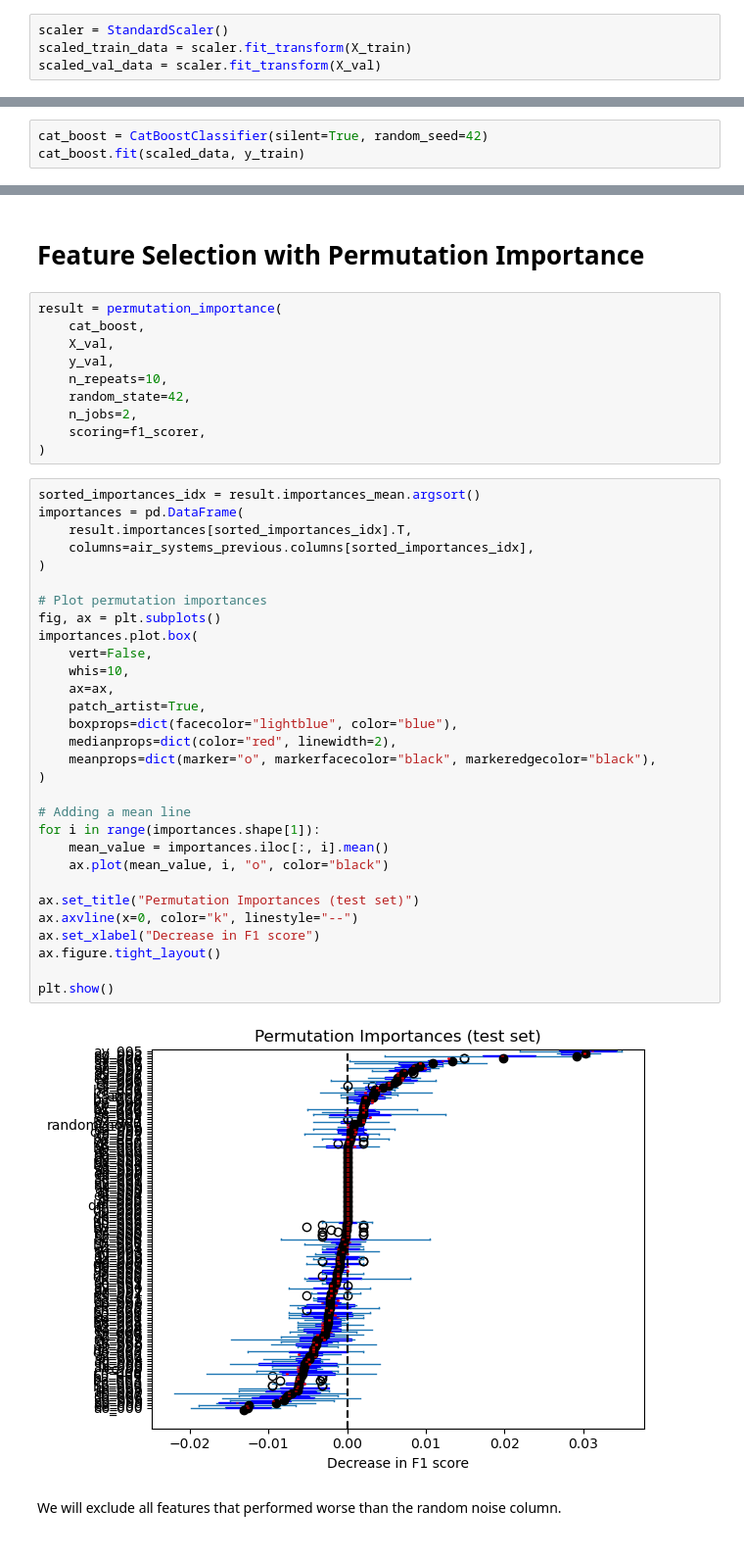
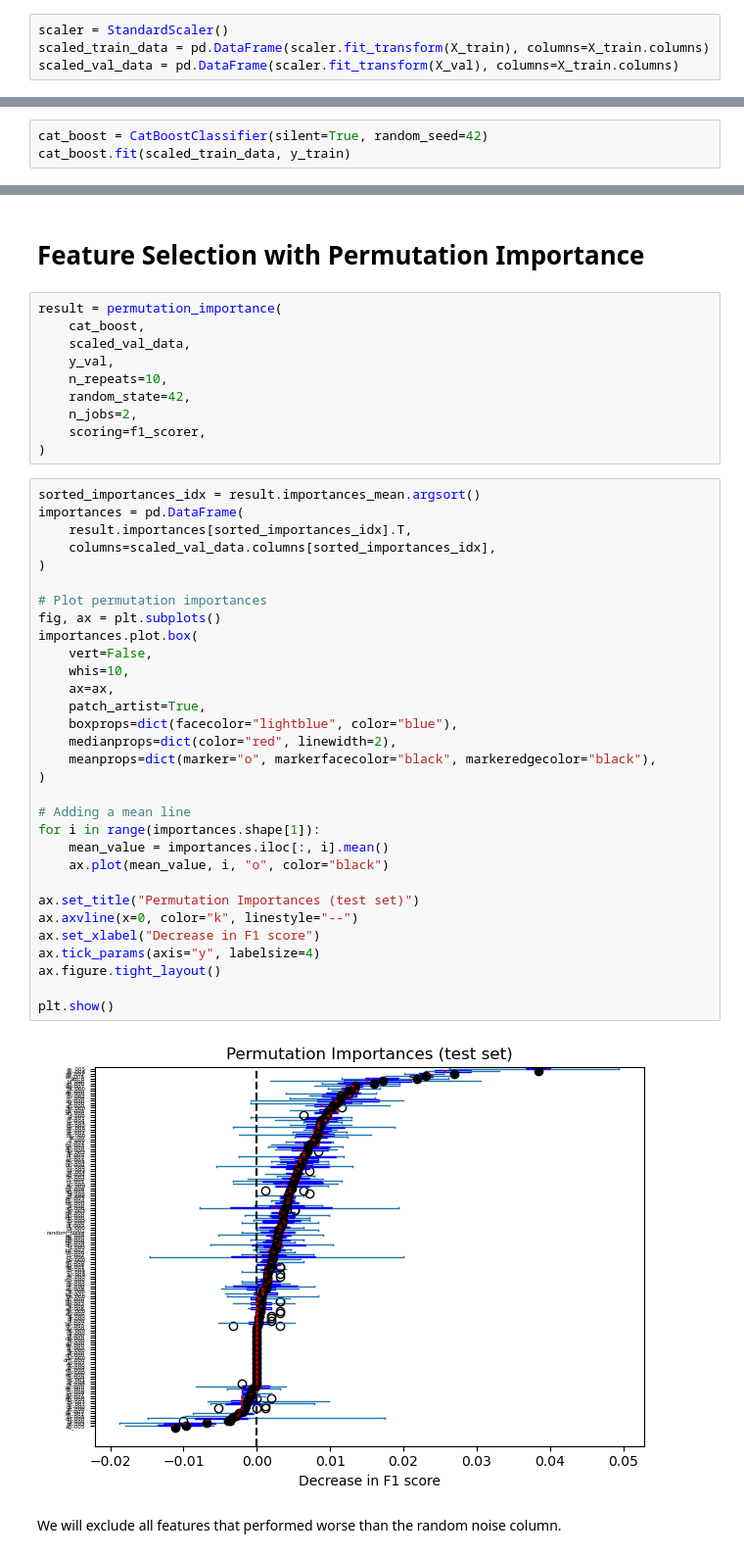
Before and after one commit to MatheusVazManzke/bix-intelligence-challenge, a Jupyter notebook: notebooks/exploration/0.0-mvm-data-exploration.ipynb, the cells around one changed output, grey strips where cells are left out. Shown at 98% size. Drawn from its saved outputs; the diff is of its cells as text.

```diff
--- a/notebooks/exploration/0.0-mvm-data-exploration.ipynb
+++ b/notebooks/exploration/0.0-mvm-data-exploration.ipynb
@@ -293,8 +264,8 @@ X_val["random_noise"] = np.random.normal(loc=0.0, scale=1.0, size=len(X_val))
 I will scale the data to improve performance on gradiant based algorithms.
 # %%
 scaler = StandardScaler()
-scaled_train_data = scaler.fit_transform(X_train)
-scaled_val_data = scaler.fit_transform(X_val)
+scaled_train_data = pd.DataFrame(scaler.fit_transform(X_train), columns=X_train.columns)
+scaled_val_data = pd.DataFrame(scaler.fit_transform(X_val), columns=X_train.columns)
 # %% [markdown]
 I used a general purpose environment for this project and ended up having a problem with the mrmr_selection package. Due to time constraint, we will be using another method of feature selection for now.
 # %%
@@ -360,7 +326,7 @@ plt.show()
 # Baseline CatBoostClassifier
 # %%
 cat_boost = CatBoostClassifier(silent=True, random_seed=42)
-cat_boost.fit(scaled_data, y_train)
+cat_boost.fit(scaled_train_data, y_train)
 # %% [output]
 <catboost.core.CatBoostClassifier at 0x...>
 # %% [markdown]
@@ -374,7 +340,7 @@ f1_score(y_val, cat_boost.predict(scaled_val_data))
 # %%
 result = permutation_importance(
     cat_boost,
-    X_val,
+    scaled_val_data,
     y_val,
     n_repeats=10,
     random_state=42,
@@ -384,35 +350,36 @@ result = permutation_importance(
 # %%
 sorted_importances_idx = result.importances_mean.argsort()
 importances = pd.DataFrame(
     result.importances[sorted_importances_idx].T,
-    columns=air_systems_previous.columns[sorted_importances_idx],
+    columns=scaled_val_data.columns[sorted_importances_idx],
 )
 
 # Plot permutation importances
 fig, ax = plt.subplots()
 importances.plot.box(
     vert=False,
     whis=10,
     ax=ax,
     patch_artist=True,
     boxprops=dict(facecolor="lightblue", color="blue"),
     medianprops=dict(color="red", linewidth=2),
     meanprops=dict(marker="o", markerfacecolor="black", markeredgecolor="black"),
 )
 
 # Adding a mean line
 for i in range(importances.shape[1]):
     mean_value = importances.iloc[:, i].mean()
     ax.plot(mean_value, i, "o", color="black")
 
 ax.set_title("Permutation Importances (test set)")
 ax.axvline(x=0, color="k", linestyle="--")
 ax.set_xlabel("Decrease in F1 score")
+ax.tick_params(axis="y", labelsize=4)
 ax.figure.tight_layout()
 
 plt.show()
 # %% [output]
-[figure, old version]
+[figure, new version]
 # %% [markdown]
 We will exclude all features that performed worse than the random noise column.
 # %%
```
Also changed, not shown: parts of 47 cells of this notebook, 10 other files.
